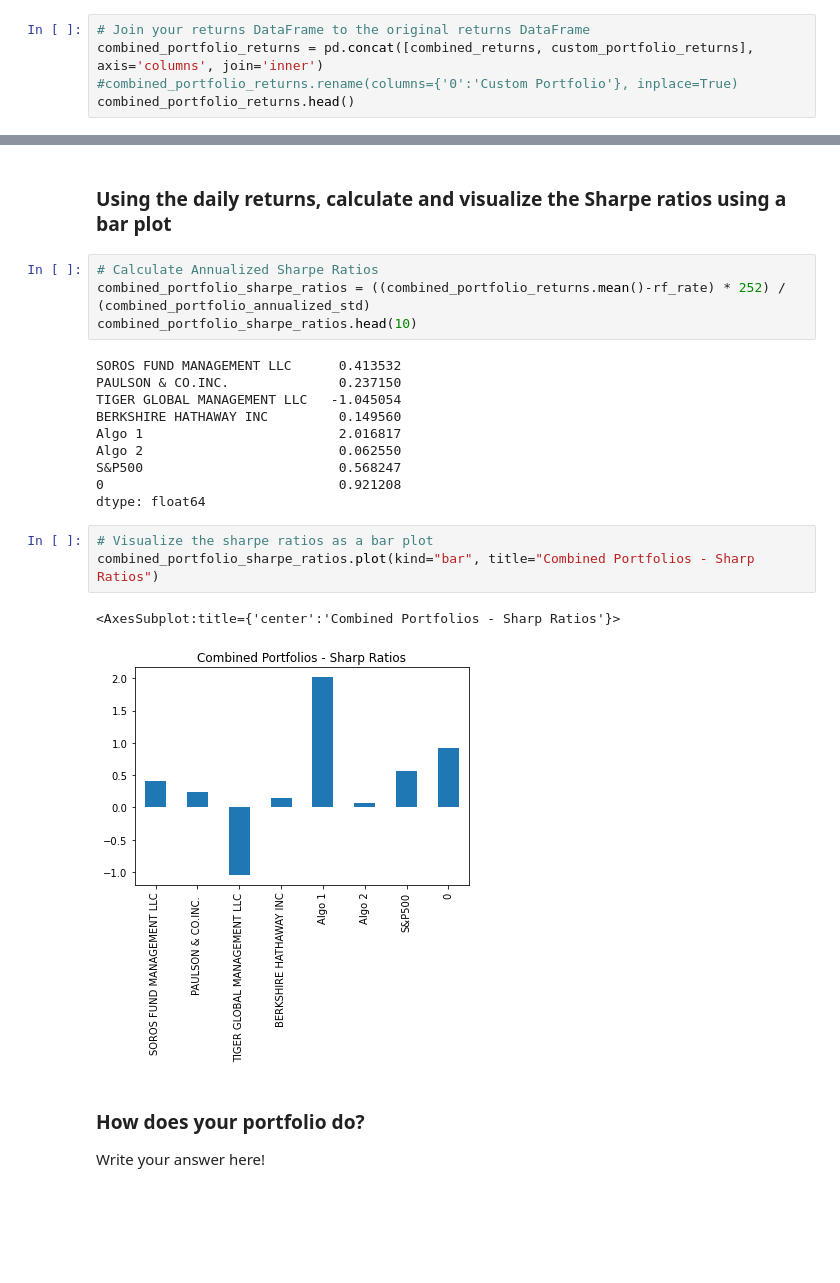
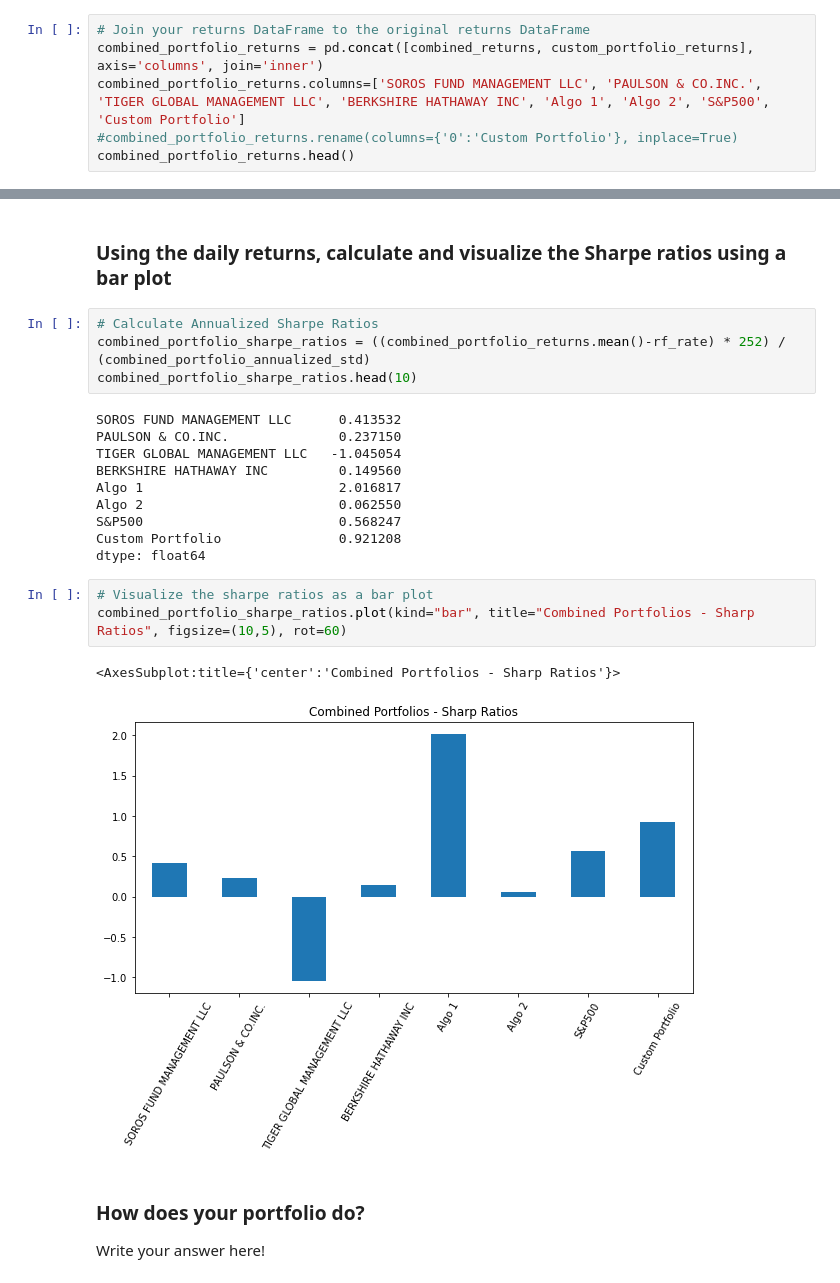
Before and after one commit to chad100b/Portfolio-Analysis, a Jupyter notebook: whale_analysis.ipynb, the cells around one changed output, grey strips where cells are left out. Saved outputs shown, nothing was run; the diff lists cells and outputs as text; blank space fills up the shorter version.

```diff
--- a/whale_analysis.ipynb
+++ b/whale_analysis.ipynb
@@ -544,6 +560,7 @@ dtype: float64
 # %%
 # Join your returns DataFrame to the original returns DataFrame
 combined_portfolio_returns = pd.concat([combined_returns, custom_portfolio_returns], axis='columns', join='inner')
+combined_portfolio_returns.columns=['SOROS FUND MANAGEMENT LLC', 'PAULSON & CO.INC.', 'TIGER GLOBAL MANAGEMENT LLC', 'BERKSHIRE HATHAWAY INC', 'Algo 1', 'Algo 2', 'S&P500', 'Custom Portfolio']
 #combined_portfolio_returns.rename(columns={'0':'Custom Portfolio'}, inplace=True)
 combined_portfolio_returns.head()
 # %% [output]
@@ -611,14 +663,14 @@ BERKSHIRE HATHAWAY INC         0.149560
 Algo 1                         2.016817
 Algo 2                         0.062550
 S&P500                         0.568247
-0                              0.921208
+Custom Portfolio               0.921208
 dtype: float64
 # %%
 # Visualize the sharpe ratios as a bar plot
-combined_portfolio_sharpe_ratios.plot(kind="bar", title="Combined Portfolios - Sharp Ratios")
+combined_portfolio_sharpe_ratios.plot(kind="bar", title="Combined Portfolios - Sharp Ratios", figsize=(10,5), rot=60)
 # %% [output]
 <AxesSubplot:title={'center':'Combined Portfolios - Sharp Ratios'}>
-[figure, old version]
+[figure, new version]
 # %% [markdown]
 ### How does your portfolio do?
 
```
Also changed, not shown: parts of 22 cells of this notebook, 3 other files.
